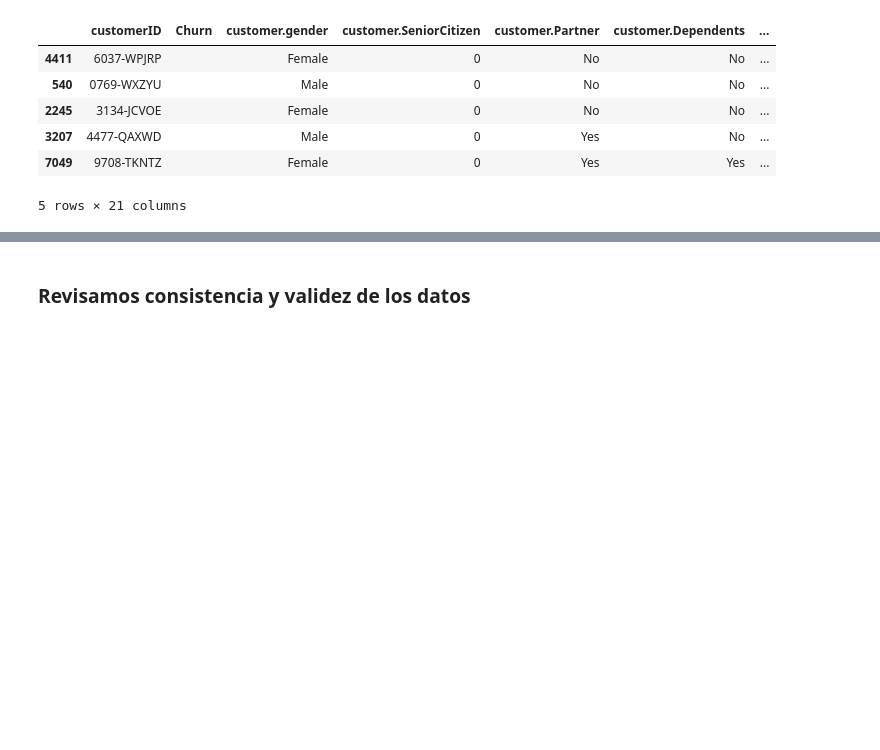
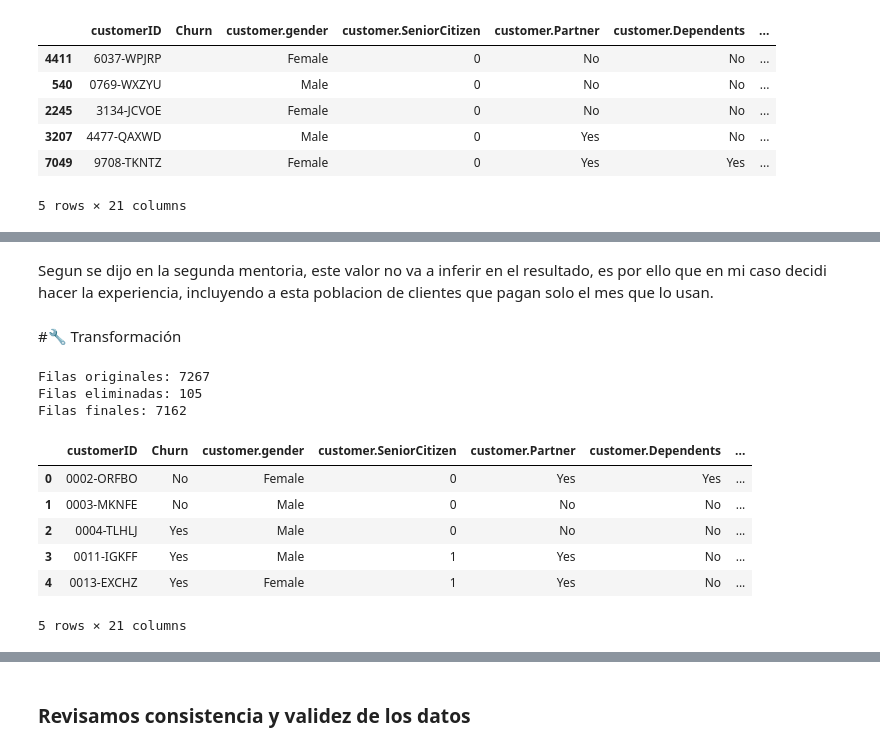
Before and after one commit to Deinbi/TelecomX_Challenge, a Jupyter notebook: WalterMancuso_TelecomX_LATAM.ipynb, the cells around one changed output, grey strips where cells are left out. Cells and saved outputs as stored; diff of their text form; code cells hidden in the pictures; blank space fills up the shorter version.

```diff
--- a/WalterMancuso_TelecomX_LATAM.ipynb
+++ b/WalterMancuso_TelecomX_LATAM.ipynb
@@ -253,0 +271,42 @@ Los vacios son solo el 3% de los datos aportados. En un principio, los voy a eli
+# %% [markdown]
+Segun se dijo en la segunda mentoria, este valor no va a inferir en el resultado, es por ello que en mi caso decidi hacer la experiencia, incluyendo a esta poblacion de clientes que pagan solo el mes que lo usan.
+# %% [markdown]
+#🔧 Transformación
+# %%
+# Convertir todo a string y eliminar espacios
+df_como_str = df_normal.astype(str)
+df_sin_espacios = df_como_str.applymap(lambda x: x.strip())
+
+# Identificar celdas vacías
+df_blancos = df_sin_espacios == ''
+
+# Máscara para filas con al menos un blanco
+filas_con_blanco = df_blancos.any(axis=1)
+
+# Máscara para las que NO son 'Month-to-month'
+contrato_no_month = df_sin_espacios["account.Contract"] != "Month-to-month"
+
+# Filas a eliminar: tienen blanco y NO son 'Month-to-month'
+filas_a_eliminar = filas_con_blanco & contrato_no_month
+
+# Crear nuevo DataFrame eliminando esas filas
+df_limpio = df_normal[~filas_a_eliminar].copy()
+
+# Resultado
+print("Filas originales:", len(df_normal))
+print("Filas eliminadas:", filas_a_eliminar.sum())
+print("Filas finales:", len(df_limpio))
+# %% [output]
+Filas originales: 7267
+Filas eliminadas: 105
+Filas finales: 7162
+# %%
+df_limpio.head()
+# %% [output]
+|  | customerID | Churn | customer.gender | customer.SeniorCitizen | customer.Partner | customer.Dependents | ... |
+| 0 | 0002-ORFBO | No | Female | 0 | Yes | Yes | ... |
+| 1 | 0003-MKNFE | No | Male | 0 | No | No | ... |
+| 2 | 0004-TLHLJ | Yes | Male | 0 | No | No | ... |
+| 3 | 0011-IGKFF | Yes | Male | 1 | Yes | No | ... |
+| 4 | 0013-EXCHZ | Yes | Female | 1 | Yes | No | ... |
+5 rows × 21 columns
```
Also changed, not shown: parts of 19 cells of this notebook.
